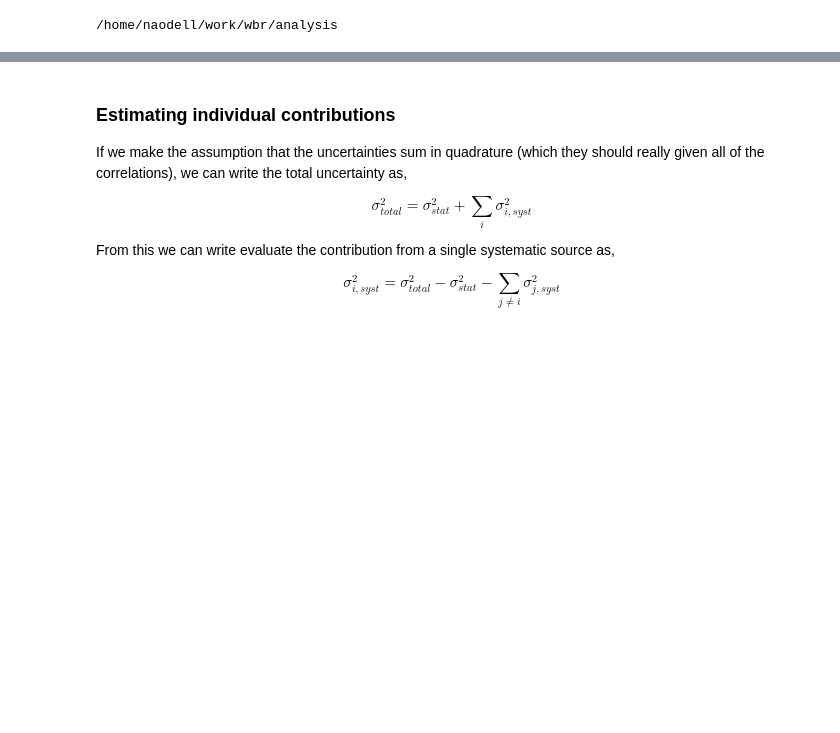
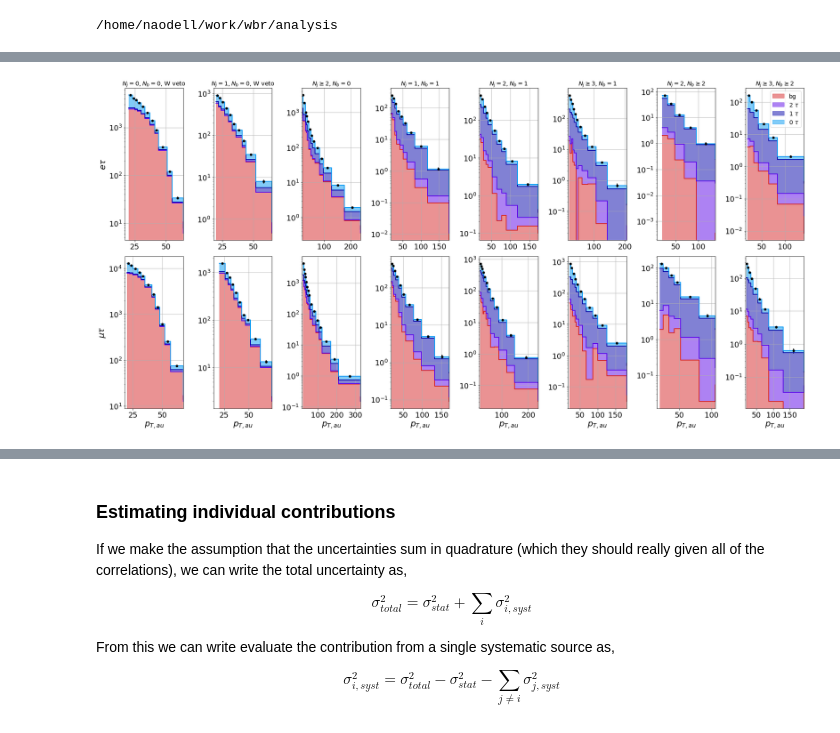
Before and after one commit to NWUHEP/analysis-tools, a Jupyter notebook: notebooks/w_br_asimov.ipynb, the cells around one changed output, grey strips where cells are left out. Cells and saved outputs as stored; diff of their text form; code cells hidden in the pictures; blank space fills up the shorter version.

```diff
--- a/notebooks/w_br_asimov.ipynb
+++ b/notebooks/w_br_asimov.ipynb
@@ -201,0 +230,70 @@ e4j cat_gt2_gt2_a
+# %%
+# visualize toy data (mutau, etau)
+#fig, axes = plt.subplots(len(pt.categories), len(selections), figsize=(24, 12), facecolor='white')
+fig, axes = plt.subplots(2, 8, figsize=(24, 12), facecolor='white')
+for i, selection in enumerate(['etau', 'mutau']):
+    for j, (category, template_data) in enumerate(fit_data.get_selection_data(selection).items()):
+        ax = axes[i][j]
+        if i == 0:
+            ax.set_title(pt.categories[category].label)
+
+        if i == 1:
+            ax.set_xlabel('$p_{T, \tau}$')
+
+        if j == 0:
+            ax.set_ylabel(plot_labels[selection][1])
+
+        # get and plot the data
+        templates = template_data['templates']
+        bins = template_data['bins'][:-1]
+        dx = (bins[1:] - bins[:-1])
+        dx = np.append(dx, dx[-1])
+        x  = bins + dx/2
+
+        data = toy_data[selection][category]
+        ax.errorbar(x, data/dx, np.sqrt(data)/dx, fmt='ko', linewidth=2., markersize=5)
+
+        h_bg      = np.zeros(data.shape)
+        h_twotau  = np.zeros(data.shape)
+        h_onetau  = np.zeros(data.shape)
+        h_nominal = np.zeros(data.shape)
+        for dataset, template in templates.items():
+            if dataset in ['ttbar', 't']:
+                signal_template = pd.DataFrame.from_items([(dm, t['val']) for dm, t in template.items()])
+                h_twotau  += fh.signal_mixture_model(beta_init, br_tau, signal_template, mask=fit_data._decay_map['sig_twotau'])
+                h_onetau  += fh.signal_mixture_model(beta_init, br_tau, signal_template, mask=fit_data._decay_map['sig_onetau'])
+                h_nominal += fh.signal_mixture_model(beta_init, br_tau, signal_template)
+            elif dataset == 'wjets':
+                signal_template = pd.DataFrame.from_items([(dm, t['val']) for dm, t in template.items()])
+                h_onetau  += fh.signal_mixture_model(beta_init, br_tau, signal_template, mask=np.array([0, 0, 1, 1, 1, 0]), single_w=True)
+                h_nominal += fh.signal_mixture_model(beta_init, br_tau, signal_template, single_w=True)
+            elif dataset != 'data':
+                h_bg += template['val']
+
+        h_nominal += h_bg
+        h_twotau += h_bg
+        h_onetau += h_twotau
+
+        ax.plot(bins, h_bg/dx, drawstyle='steps-post', c='C3', linestyle='-', linewidth=2., label='_nolegend_')
+        ax.fill_between(bins, h_bg/dx, color='C3', step='post', alpha=0.5, label='bg')
+
+        ax.plot(bins, h_twotau/dx, drawstyle='steps-post', c='xkcd:blue violet', linestyle='-', linewidth=2., label='_nolegend_')
+        ax.fill_between(bins, h_bg/dx, h_twotau/dx, color='xkcd:blue violet', step='post', alpha=0.5, label=r'2 $\tau$' )
+        ax.plot(bins, h_onetau/dx, drawstyle='steps-post', c='xkcd:royal blue', linestyle='-', linewidth=2., label='_nolegend_')
+        ax.fill_between(bins, h_twotau/dx, h_onetau/dx, color='xkcd:royal blue', step='post', alpha=0.5, label=r'1 $\tau$')
+        ax.plot(bins, h_nominal/dx, drawstyle='steps-post', c='xkcd:azure', linestyle='-', linewidth=2., label='_nolegend')
+        ax.fill_between(bins, h_onetau/dx, h_nominal/dx, color='xkcd:azure', step='post', alpha=0.5, label=r'0 $\tau$')
+
+        xmin, xmax = bins[0]-dx[0], bins[-2]+dx[-2]
+        ax.set_xlim(xmin, xmax)
+        #ax.set_ylim(0.01, 10.*np.max(h_nominal[0]/dx))
+        ax.set_yscale('log')
+        ax.grid()
+
+    axes[0][-1].legend(fontsize=14)
+
+plt.tight_layout()
+plt.savefig('plots/toy_mc_example_ltau.pdf')
+plt.show()
+# %% [output]
+[figure, added]
```
Also changed, not shown: parts of 4 cells of this notebook, 3 other files.
